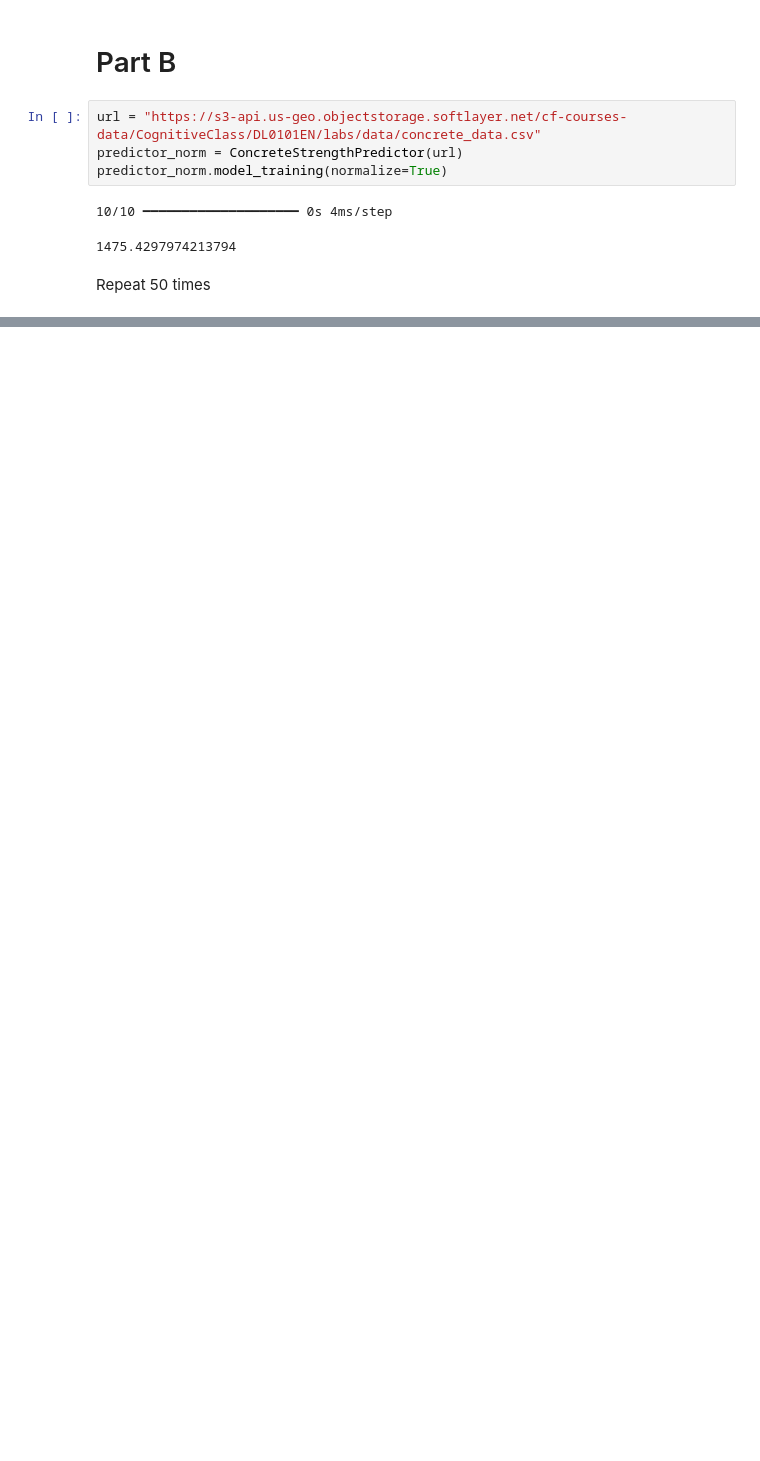
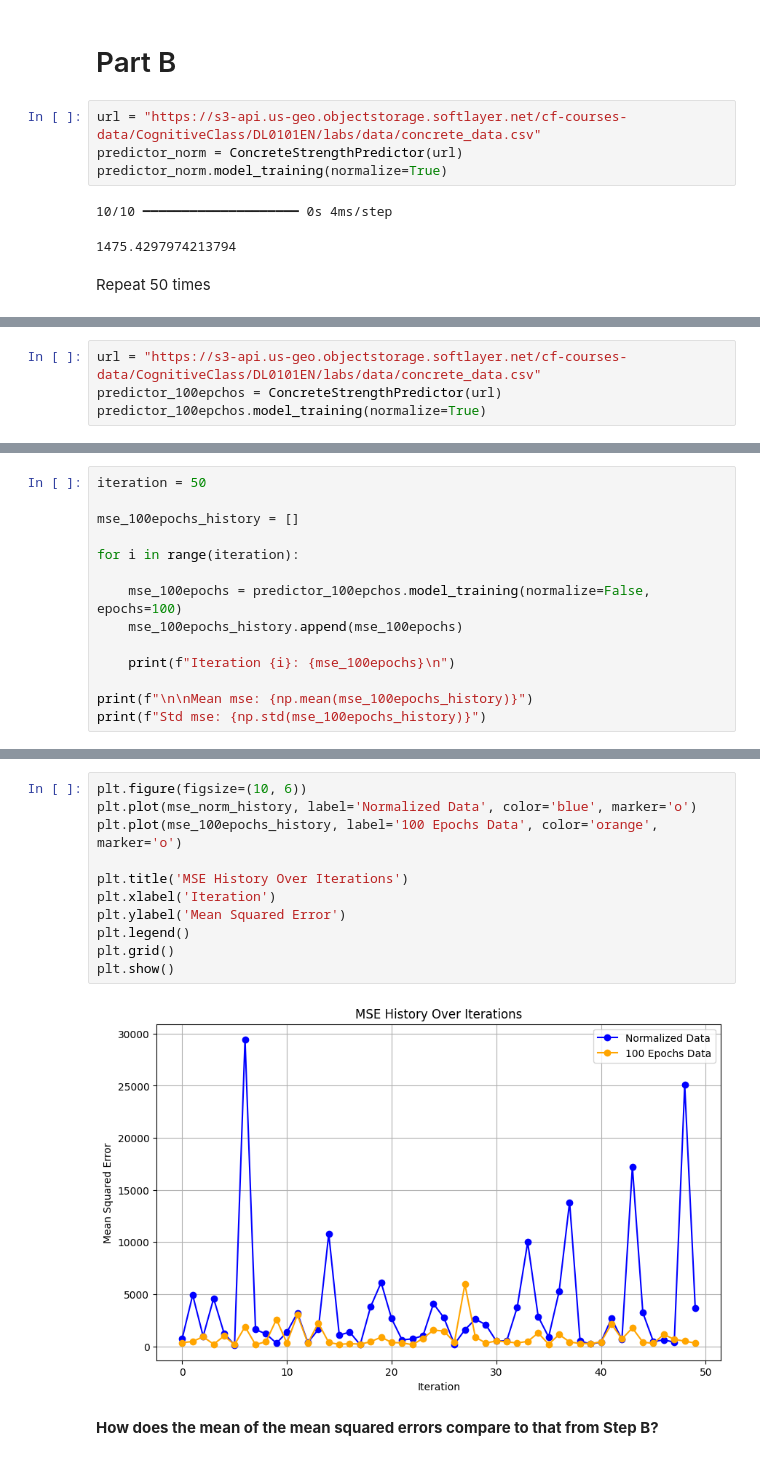
Before and after one commit to TimLL123456/Learning, a Jupyter notebook: intro DL with Keras Final Assignment.ipynb, the cells around one changed output, grey strips where cells are left out. Cells and saved outputs as stored; diff of their text form; blank space fills up the shorter version.

```diff
--- a/intro DL with Keras Final Assignment.ipynb
+++ b/intro DL with Keras Final Assignment.ipynb
@@ -126,0 +197,4 @@ Iteration 11: 3193.182703691797
+# %%
+url = "https://s3-api.us-geo.objectstorage.softlayer.net/cf-courses-data/CognitiveClass/DL0101EN/labs/data/concrete_data.csv"
+predictor_100epchos = ConcreteStrengthPredictor(url)
+predictor_100epchos.model_training(normalize=True)
@@ -126,0 +206,14 @@ Iteration 11: 3193.182703691797
+# %%
+iteration = 50
+
+mse_100epochs_history = []
+
+for i in range(iteration):
+
+    mse_100epochs = predictor_100epchos.model_training(normalize=False, epochs=100)
+    mse_100epochs_history.append(mse_100epochs)
+
+    print(f"Iteration {i}: {mse_100epochs}\n")
+
+print(f"\n\nMean mse: {np.mean(mse_100epochs_history)}")
+print(f"Std mse: {np.std(mse_100epochs_history)}")
@@ -126,0 +258,15 @@ Iteration 11: 3193.182703691797
+# %%
+plt.figure(figsize=(10, 6))
+plt.plot(mse_norm_history, label='Normalized Data', color='blue', marker='o')
+plt.plot(mse_100epochs_history, label='100 Epochs Data', color='orange', marker='o')
+
+plt.title('MSE History Over Iterations')
+plt.xlabel('Iteration')
+plt.ylabel('Mean Squared Error')
+plt.legend()
+plt.grid()
+plt.show()
+# %% [output]
+[figure, added]
+# %% [markdown]
+**How does the mean of the mean squared errors compare to that from Step B?**
```
Also changed, not shown: parts of 26 cells of this notebook.
